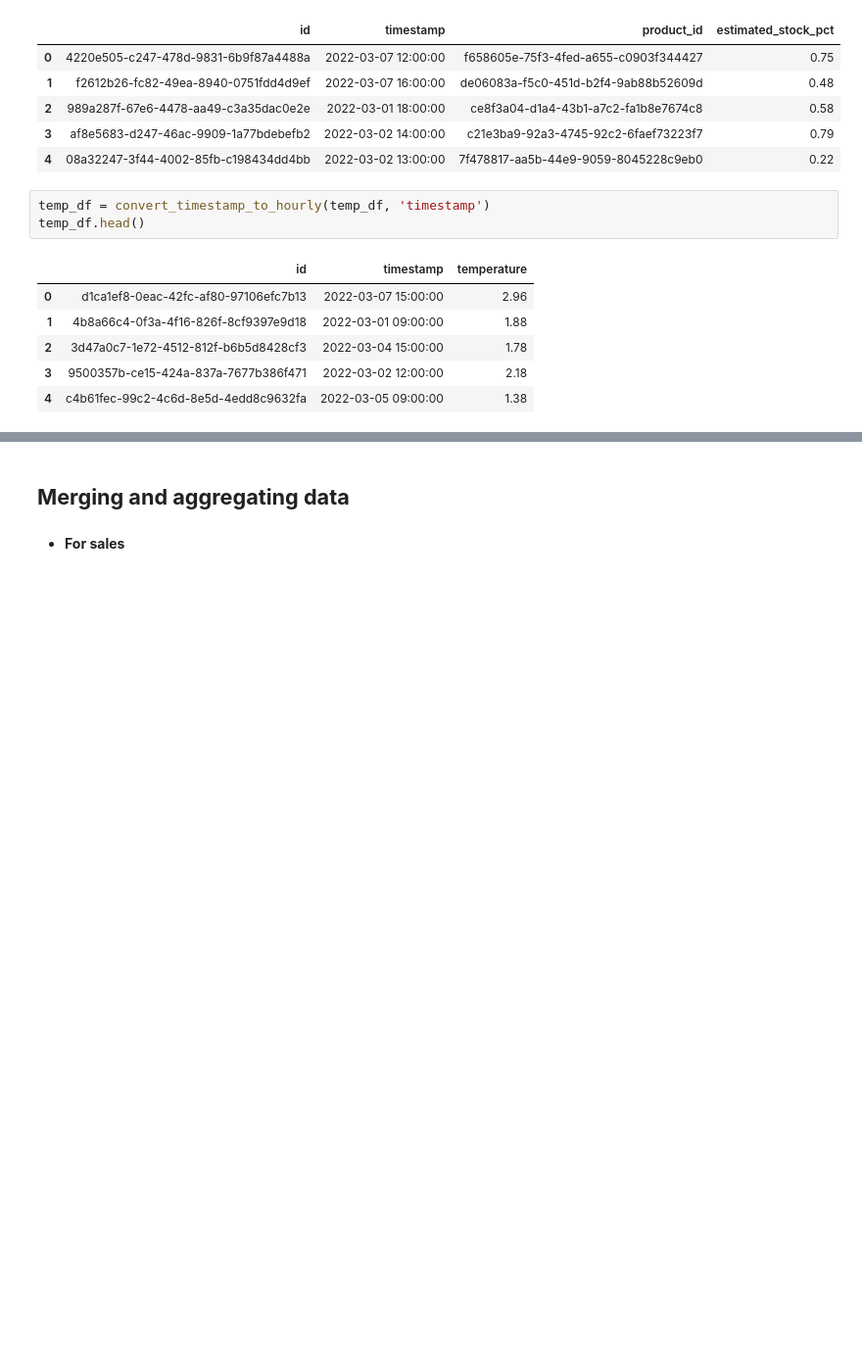
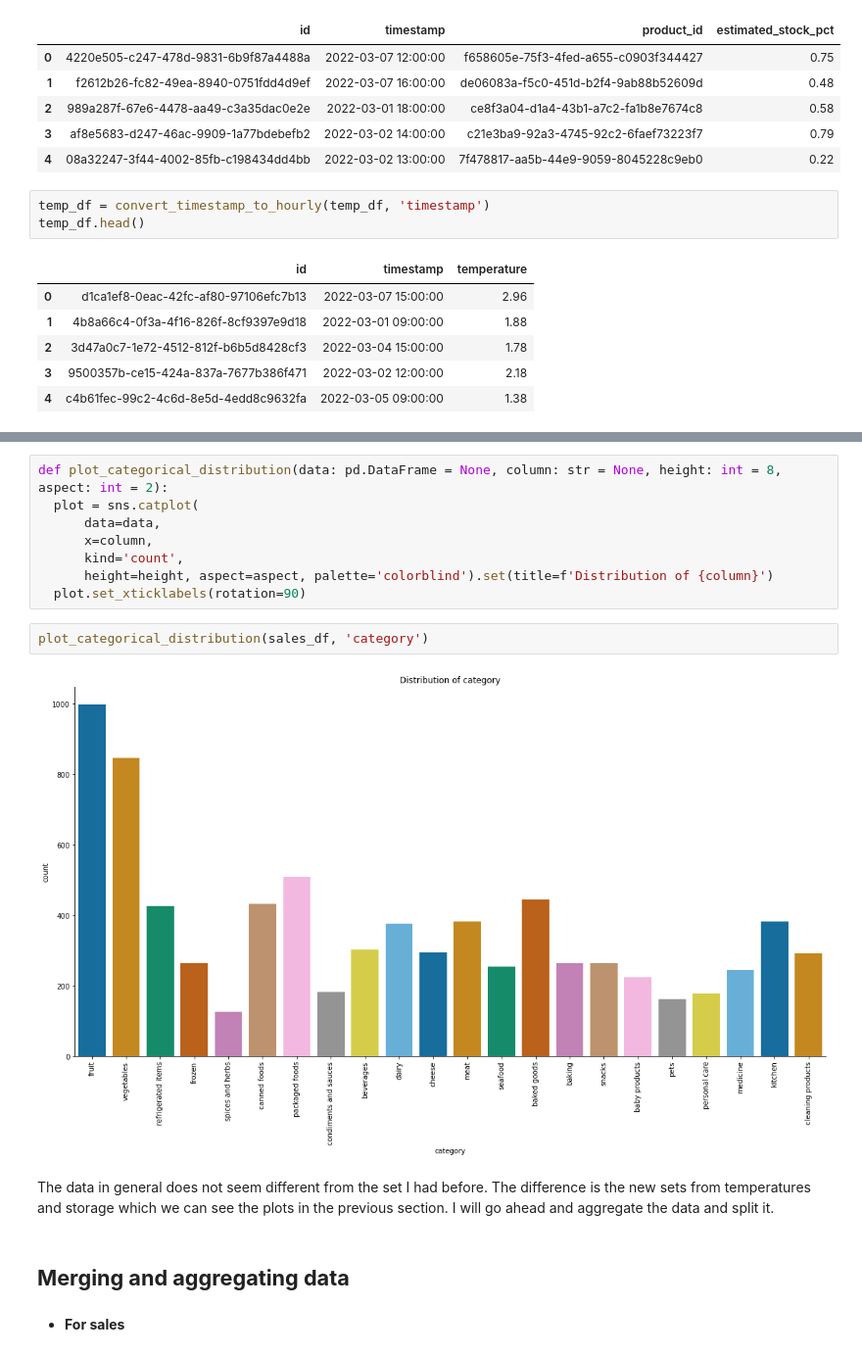
Before and after one commit to Severina7/cognizant_ai, a Jupyter notebook: modeling_2.ipynb, the cells around one changed output, grey strips where cells are left out. Shown at 98% size. Drawn from its saved outputs; the diff is of its cells as text; blank space fills up the shorter version.

```diff
--- a/modeling_2.ipynb
+++ b/modeling_2.ipynb
@@ -222,3 +254,17 @@ temp_df.head()
+# %%
+def plot_categorical_distribution(data: pd.DataFrame = None, column: str = None, height: int = 8, aspect: int = 2):
+  plot = sns.catplot(
+      data=data,
+      x=column,
+      kind='count',
+      height=height, aspect=aspect, palette='colorblind').set(title=f'Distribution of {column}')
+  plot.set_xticklabels(rotation=90)
+# %%
+plot_categorical_distribution(sales_df, 'category')
+# %% [output]
+[figure, added]
+# %% [markdown]
+The data in general does not seem different from the set I had before. The difference is the new sets from temperatures and storage which we can see the plots in the previous section. I will go ahead and aggregate the data and split it.
 # %% [markdown]
 ## **Merging and aggregating data**
 # %% [markdown]
```
Also changed, not shown: parts of 29 cells of this notebook.
